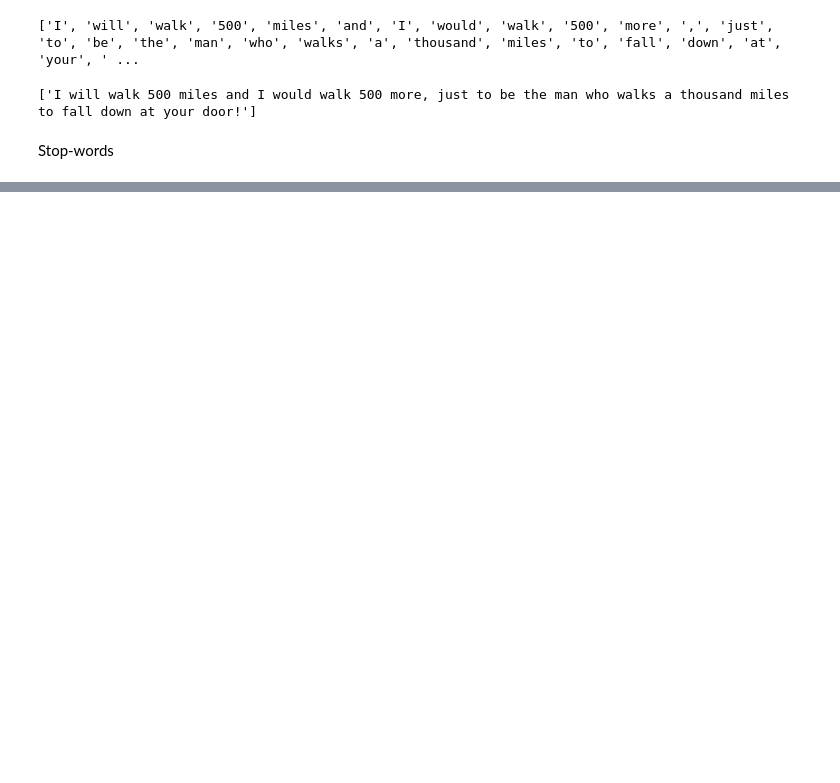
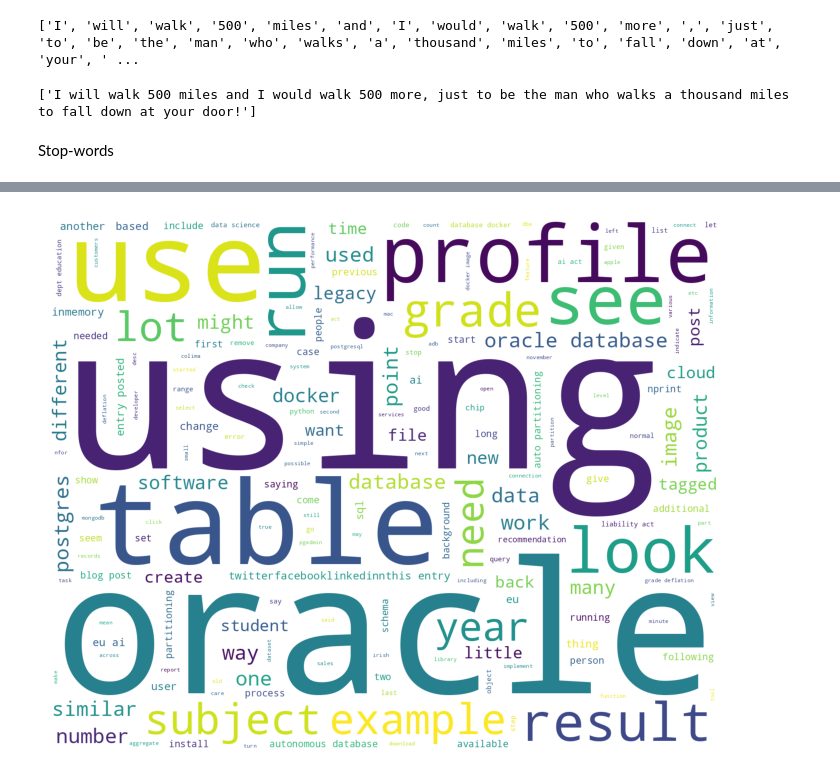
Before and after one commit to igomezv/DataScienceIntermedio, a Jupyter notebook: 7-NLP.ipynb, the cells around one changed output, grey strips where cells are left out. Cells and saved outputs as stored; diff of their text form; code cells hidden in the pictures; blank space fills up the shorter version.

```diff
--- a/7-NLP.ipynb
+++ b/7-NLP.ipynb
@@ -68,0 +134,12 @@ Stop-words
+# %%
+text = soup.get_text()
+print(text)
+
+# break into lines and remove leading and trailing space on each
+lines = (line.strip() for line in text.splitlines())
+# break multi-headlines into a line each
+chunks = (phrase.strip() for line in lines for phrase in line.split("  "))
+# drop blank lines
+text = 'n'.join(chunk for chunk in chunks if chunk)
+
+print(text)
@@ -68,0 +164,19 @@ Stop-words
+# %%
+#download and print the stop words for the English language
+from nltk.corpus import stopwords
+nltk.download('stopwords')
+stop_words = set(stopwords.words('english'))
+print(stop_words)
+
+#tokenise the data set
+from nltk.tokenize import sent_tokenize, word_tokenize
+words = word_tokenize(text)
+print(words)
+
+# removes punctuation and numbers
+wordsFiltered = [word.lower() for word in words if word.isalpha()]
+print(wordsFiltered)
+
+# remove stop words from tokenised data set
+filtered_words = [word for word in wordsFiltered if word not in stopwords.words('english')]
+print(filtered_words)
@@ -68,0 +190,12 @@ Stop-words
+# %%
+from wordcloud import WordCloud
+import matplotlib.pyplot as plt
+wc = WordCloud(max_words=1000, margin=10, background_color='white',
+scale=3, relative_scaling = 0.5, width=500, height=400,
+random_state=1).generate(' '.join(filtered_words))
+plt.figure(figsize=(20,10))
+plt.imshow(wc)
+plt.axis("off")
+plt.show()
+# %% [output]
+[figure, added]
```
Also changed, not shown: parts of 12 cells of this notebook, 1 other file.
